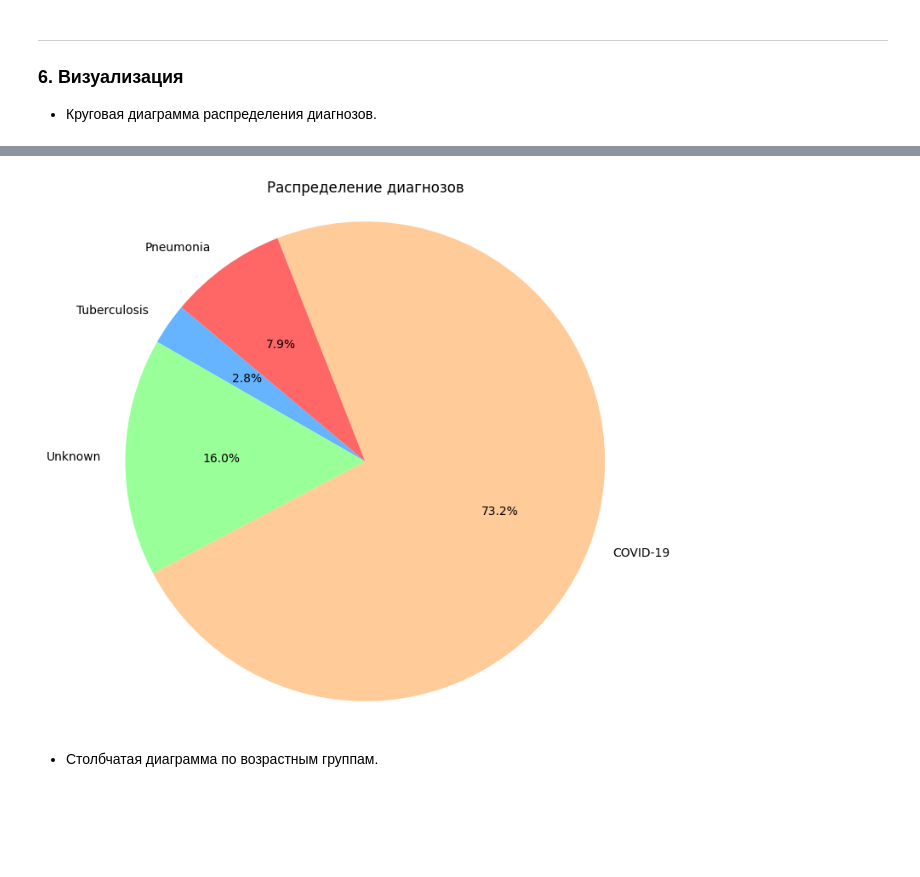
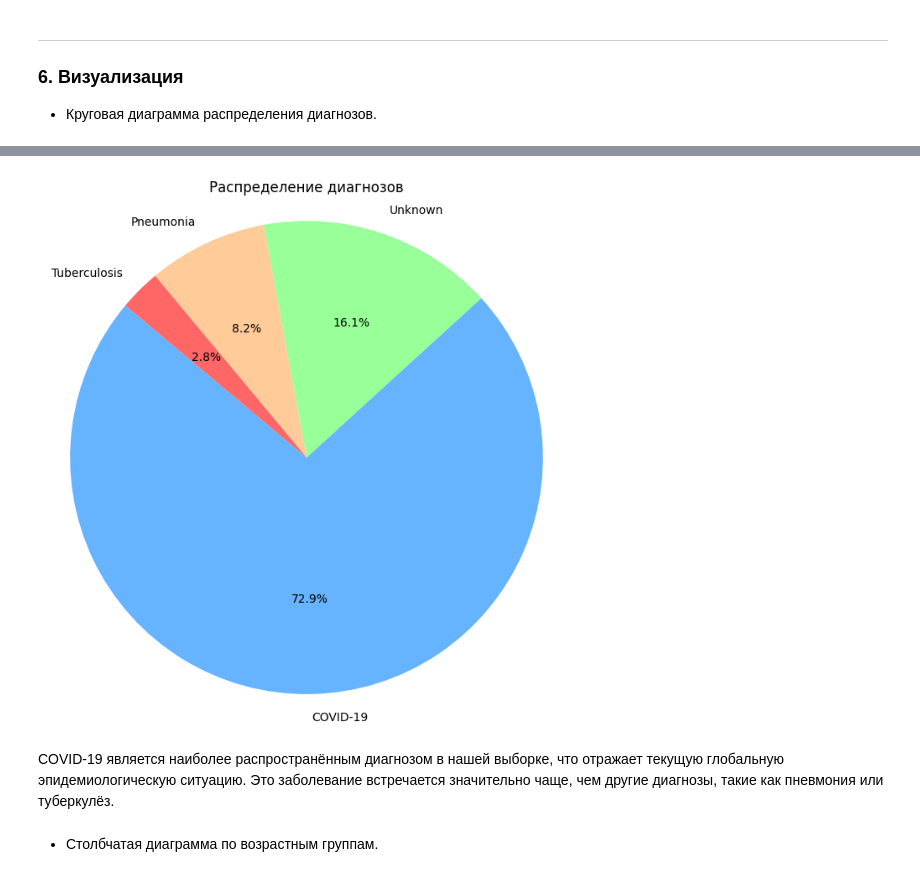
Before and after one commit to KVTur23/big_data_infrastructure, a Jupyter notebook: project/project_TuranosovKV.ipynb, the cells around one changed output, grey strips where cells are left out. Drawn from its saved outputs; the diff is of its cells as text; code cells hidden in the pictures; blank space fills up the shorter version.

```diff
--- a/project/project_TuranosovKV.ipynb
+++ b/project/project_TuranosovKV.ipynb
@@ -801,6 +800,6 @@ ___
 - Круговая диаграмма распределения диагнозов.
 # %%
 # Читаем Parquet в PySpark
-df = spark.read.parquet("parquet")
-df.show(5)
+df = spark.read.parquet("parquet").toPandas()
+df
 # %% [output]
@@ -817,16 +819,19 @@ only showing top 5 rows
 # %%
 # Подсчитываем количество каждого диагноза
-diagnosis_counts = df.groupBy("finding").count().toPandas()
+diagnosis_counts = df['finding'].value_counts().reset_index()
+diagnosis_counts.columns = ['finding', 'count']
 
 # Строим круговую диаграмму
 plt.figure(figsize=(8, 8))
 plt.pie(diagnosis_counts['count'], labels=diagnosis_counts['finding'], autopct='%1.1f%%',
         startangle=140, colors=['#66b3ff', '#99ff99', '#ffcc99', '#ff6666'])
 plt.title('Распределение диагнозов')
-plt.axis('equal')  # Чтобы круг был кругом
+plt.axis('equal')
 plt.show()
 # %% [output]
-[figure, old version]
+[figure, new version]
+# %% [markdown]
+COVID-19 является наиболее распространённым диагнозом в нашей выборке, что отражает текущую глобальную эпидемиологическую ситуацию. Это заболевание встречается значительно чаще, чем другие диагнозы, такие как пневмония или туберкулёз.
 # %% [markdown]
 - Столбчатая диаграмма по возрастным группам.
 # %%
```
Also changed, not shown: parts of 21 cells of this notebook.
